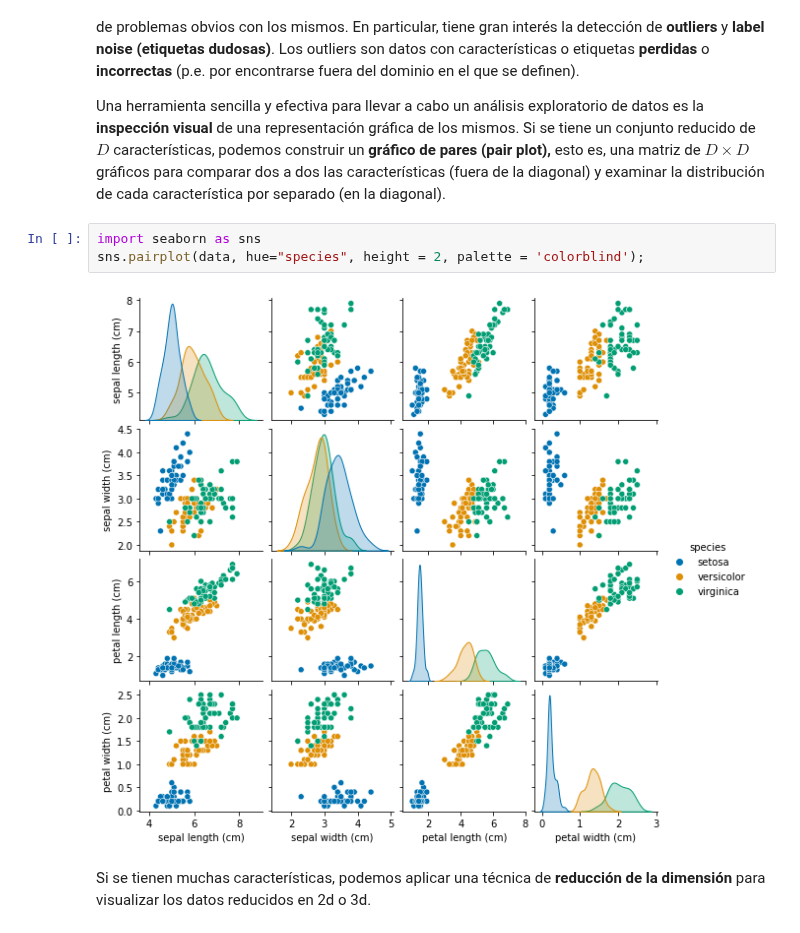
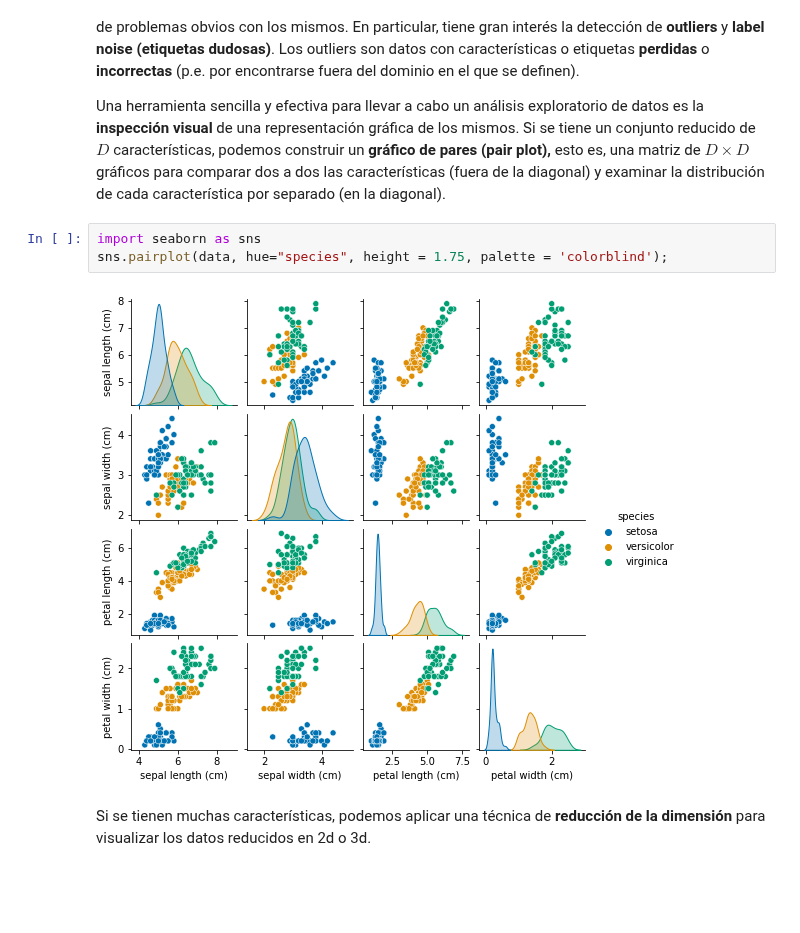
Before and after one commit to AlfonsJ/PML1, a Jupyter notebook: T01 Introducción/1.2 Aprendizaje supervisado.ipynb, the cells around one changed output. Saved outputs shown, nothing was run; the diff lists cells and outputs as text; blank space fills up the shorter version.

```diff
--- a/T01 Introducción/1.2 Aprendizaje supervisado.ipynb
+++ b/T01 Introducción/1.2 Aprendizaje supervisado.ipynb
@@ -57,9 +57,9 @@ El **análisis exploratorio de datos** consiste en realizar un estudio prelimina
 Una herramienta sencilla y efectiva para llevar a cabo un análisis exploratorio de datos es la **inspección visual** de una representación gráfica de los mismos. Si se tiene un conjunto reducido de $D$ características, podemos construir un **gráfico de pares (pair plot),** esto es, una matriz de $D\times D$ gráficos para comparar dos a dos las características (fuera de la diagonal) y examinar la distribución de cada característica por separado (en la diagonal).
 # %%
 import seaborn as sns
-sns.pairplot(data, hue="species", height = 2, palette = 'colorblind');
+sns.pairplot(data, hue="species", height = 1.75, palette = 'colorblind');
 # %% [output]
-[figure, old version]
+[figure, new version]
 # %% [markdown]
 Si se tienen muchas características, podemos aplicar una técnica de **reducción de la dimensión** para visualizar los datos reducidos en 2d o 3d.
 # %%
```
Also changed, not shown: parts of 1 cell of this notebook.
